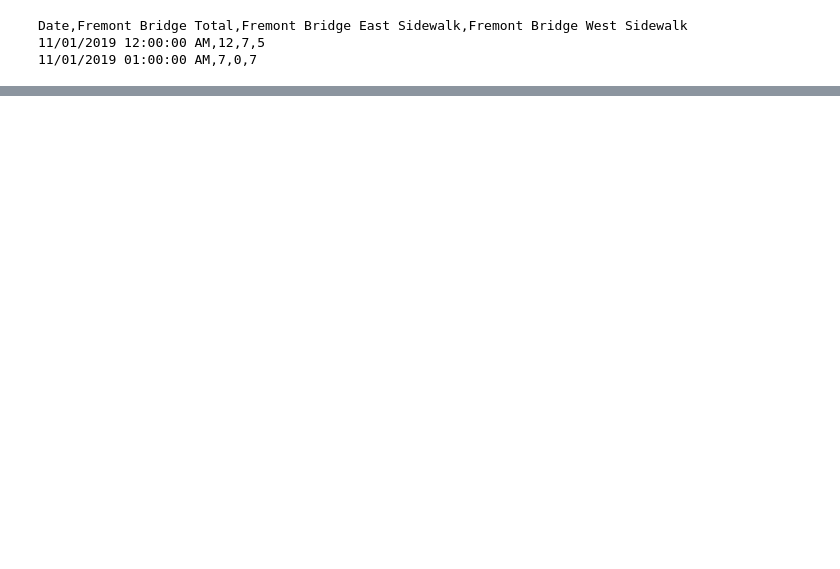
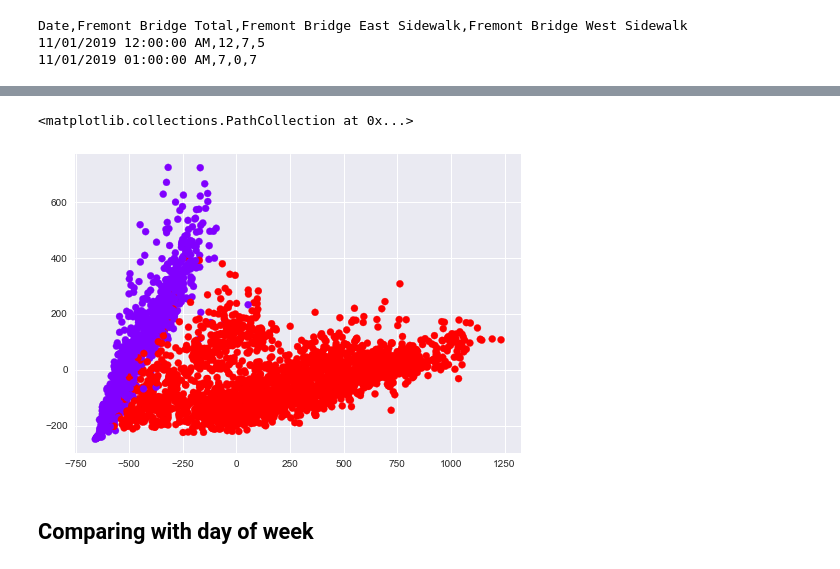
Before and after one commit to gaborberei/JupyterWorkflow, a Jupyter notebook: JupyterWorkflow.ipynb, the cells around one changed output, grey strips where cells are left out. Drawn from its saved outputs; the diff is of its cells as text; code cells hidden in the pictures; blank space fills up the shorter version.

```diff
--- a/JupyterWorkflow.ipynb
+++ b/JupyterWorkflow.ipynb
@@ -39,0 +91,7 @@ pivoted.plot(legend=False,alpha=0.01)
+# %%
+plt.scatter(X2[:,0],X2[:,1],c=labels,cmap="rainbow")
+# %% [output]
+<matplotlib.collections.PathCollection at 0x...>
+[figure, added]
+# %% [markdown]
+## Comparing with day of week
```
Also changed, not shown: parts of 22 cells of this notebook.
